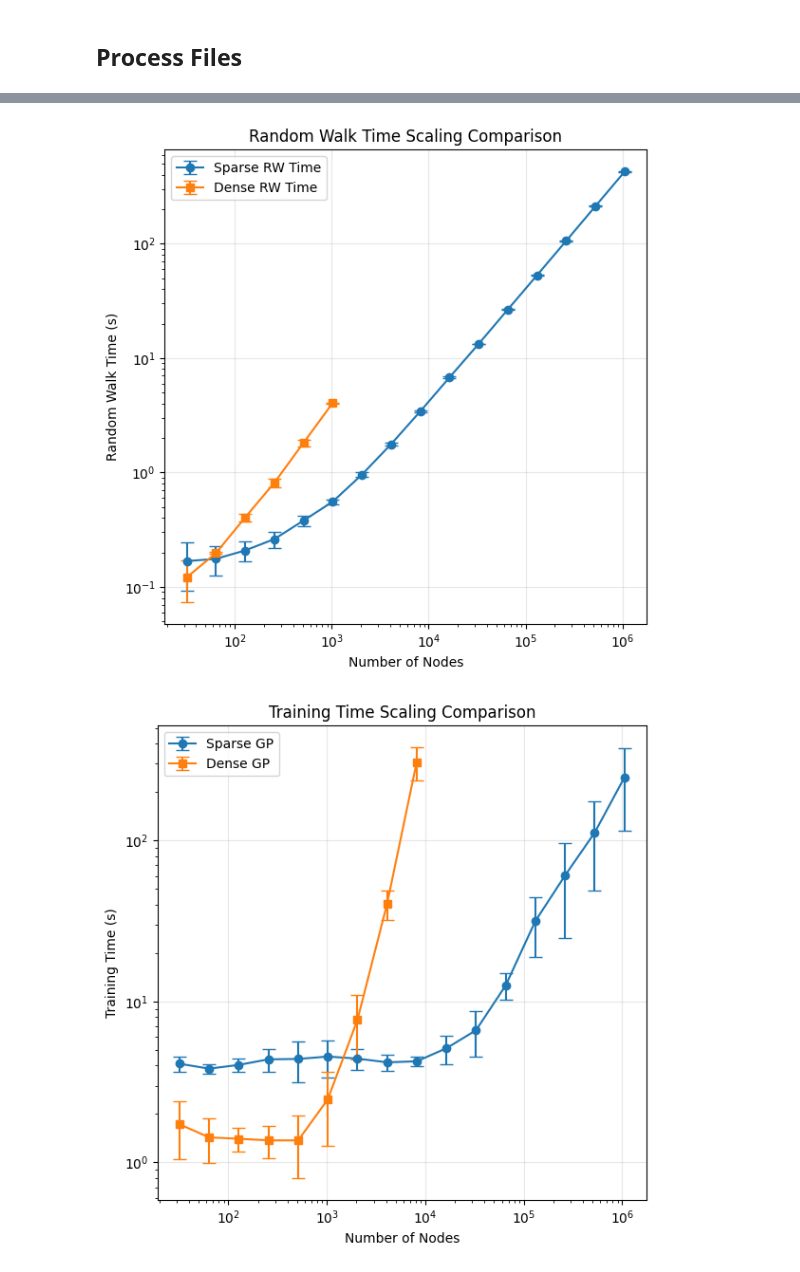
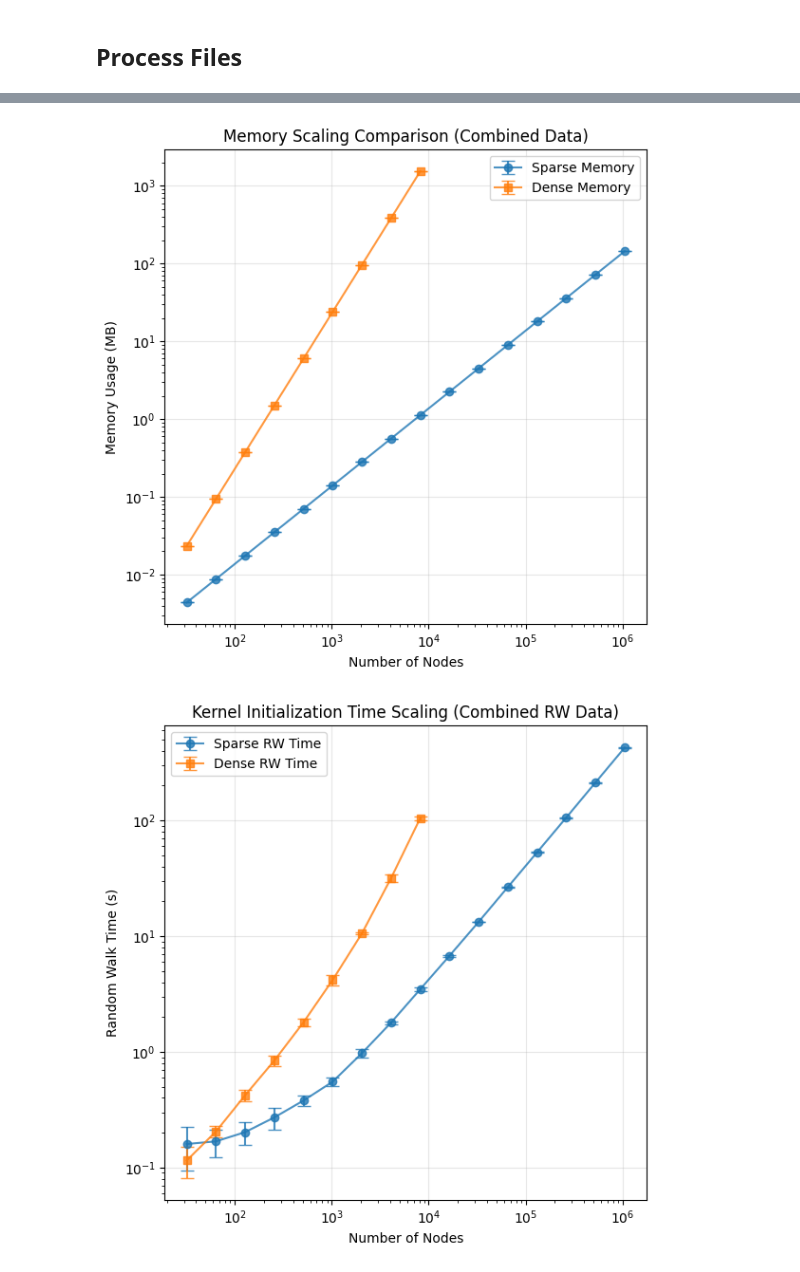
Before and after one commit to MatthewZhang473/Efficient-Gaussian-Process-on-Graphs, a Jupyter notebook: experiments_sparse/scaling_exp/csv_to_json_converter.ipynb, the cells around one changed output, grey strips where cells are left out. Drawn from its saved outputs; the diff is of its cells as text; code cells hidden in the pictures.

Commit message:
Added additiona densel rw to the visualizations

```diff
--- a/experiments_sparse/scaling_exp/csv_to_json_converter.ipynb
+++ b/experiments_sparse/scaling_exp/csv_to_json_converter.ipynb
@@ -339,53 +383,58 @@ plt.show()
 # %%
-# 2. Kernel init time (rw), log-log
+import matplotlib.pyplot as plt
+import numpy as np
+
+# 1. Memory scaling curve (object size, log-log)
 plt.figure(figsize=(6, 6))
 
-# Use sparse_rw_time and dense_rw_time from RW data
-if len(df_rw) > 0 and 'n_nodes' in df_rw.columns:
-    if 'sparse_rw_time' in df_rw.columns:
-        sparse_rw_grouped = df_rw.groupby('n_nodes')['sparse_rw_time'].agg(['mean', 'std']).reset_index()
-        plt.errorbar(sparse_rw_grouped['n_nodes'], sparse_rw_grouped['mean'],
-                    yerr=2*sparse_rw_grouped['std'], label='Sparse RW Time', marker='o', capsize=5)
+# Use combined RW data for memory comparison
+if len(df_rw_combined) > 0 and 'n_nodes' in df_rw_combined.columns:
+    if 'sparse_size_mb' in df_rw_combined.columns:
+        sparse_grouped = df_rw_combined.groupby('n_nodes')['sparse_size_mb'].agg(['mean', 'std']).reset_index()
+        plt.errorbar(sparse_grouped['n_nodes'], sparse_grouped['mean'],
+                    yerr=2*sparse_grouped['std'], label='Sparse Memory', marker='o', capsize=5, alpha=0.8)
 
-    if 'dense_rw_time' in df_rw.columns:
-        dense_rw_grouped = df_rw.groupby('n_nodes')['dense_rw_time'].agg(['mean', 'std']).reset_index()
-        plt.errorbar(dense_rw_grouped['n_nodes'], dense_rw_grouped['mean'],
-                    yerr=2*dense_rw_grouped['std'], label='Dense RW Time', marker='s', capsize=5)
+    if 'dense_size_mb' in df_rw_combined.columns:
+        dense_grouped = df_rw_combined.groupby('n_nodes')['dense_size_mb'].agg(['mean', 'std']).reset_index()
+        plt.errorbar(dense_grouped['n_nodes'], dense_grouped['mean'],
+                    yerr=2*dense_grouped['std'], label='Dense Memory', marker='s', capsize=5, alpha=0.8)
 
 plt.xscale('log')
 plt.yscale('log')
 plt.xlabel('Number of Nodes')
-plt.ylabel('Random Walk Time (s)')
-plt.title('Random Walk Time Scaling Comparison')
+plt.ylabel('Memory Usage (MB)')
+plt.title('Memory Scaling Comparison (Combined Data)')
 plt.legend()
 plt.grid(True, alpha=0.3)
 plt.tight_layout()
 plt.show()
 # %% [output]
-[figure, old version]
+[figure, new version]
 # %%
-# 3. Training time, log-log
+# 2. Kernel initialization time (Random Walk), log-log
 plt.figure(figsize=(6, 6))
 
-if len(df_sparse_gp) > 0 and 'n_nodes' in df_sparse_gp.columns and 'train_time' in df_sparse_gp.columns:
-    sparse_grouped = df_sparse_gp.groupby('n_nodes')['train_time'].agg(['mean', 'std']).reset_index()
-    plt.errorbar(sparse_grouped['n_nodes'], sparse_grouped['mean'],
-                yerr=2*sparse_grouped['std'], label='Sparse GP', marker='o', capsize=5)
+# Use combined RW data for timing comparison
+if len(df_rw_combined) > 0 and 'n_nodes' in df_rw_combined.columns:
+    if 'sparse_rw_time' in df_rw_combined.columns:
+        sparse_rw_grouped = df_rw_combined.groupby('n_nodes')['sparse_rw_time'].agg(['mean', 'std']).reset_index()
+        plt.errorbar(sparse_rw_grouped['n_nodes'], sparse_rw_grouped['mean'],
+                    yerr=2*sparse_rw_grouped['std'], label='Sparse RW Time', marker='o', capsize=5, alpha=0.8)
 
-if len(df_dense_gp) > 0 and 'n_nodes' in df_dense_gp.columns and 'train_time' in df_dense_gp.columns:
-    dense_grouped = df_dense_gp.groupby('n_nodes')['train_time'].agg(['mean', 'std']).reset_index()
-    plt.errorbar(dense_grouped['n_nodes'], dense_grouped['mean'],
-                yerr=2*dense_grouped['std'], label='Dense GP', marker='s', capsize=5)
+    if 'dense_rw_time' in df_rw_combined.columns:
+        dense_rw_grouped = df_rw_combined.groupby('n_nodes')['dense_rw_time'].agg(['mean', 'std']).reset_index()
+        plt.errorbar(dense_rw_grouped['n_nodes'], dense_rw_grouped['mean'],
+                    yerr=2*dense_rw_grouped['std'], label='Dense RW Time', marker='s', capsize=5, alpha=0.8)
 
 plt.xscale('log')
 plt.yscale('log')
 plt.xlabel('Number of Nodes')
-plt.ylabel('Training Time (s)')
-plt.title('Training Time Scaling Comparison')
+plt.ylabel('Random Walk Time (s)')
+plt.title('Kernel Initialization Time Scaling (Combined RW Data)')
 plt.legend()
 plt.grid(True, alpha=0.3)
 plt.tight_layout()
 plt.show()
 # %% [output]
-[figure, old version]
+[figure, new version]
 # %%
```
Also changed, not shown: parts of 12 cells of this notebook.
